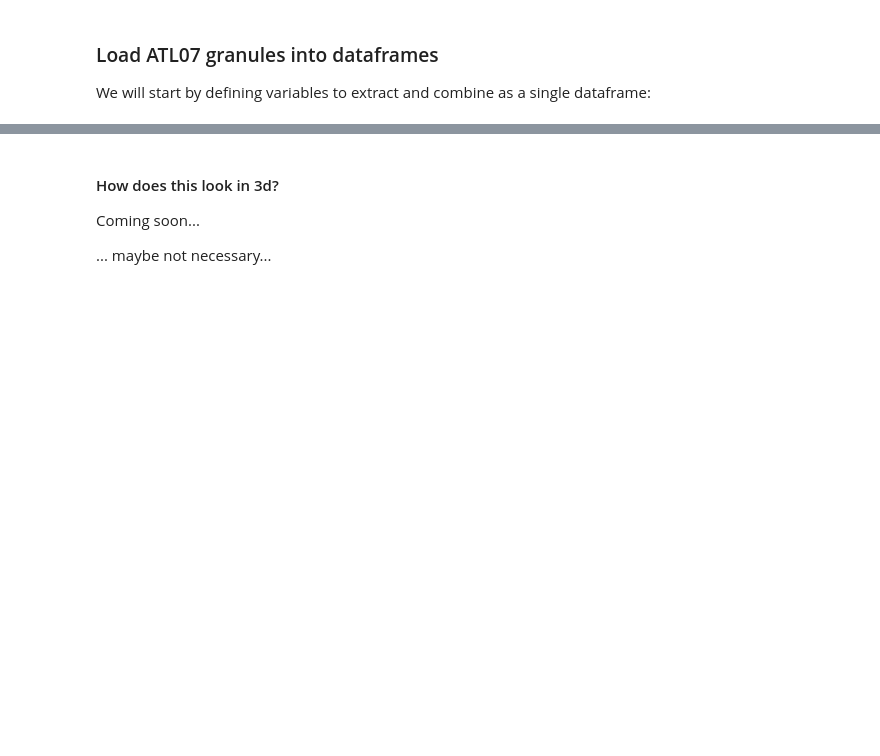
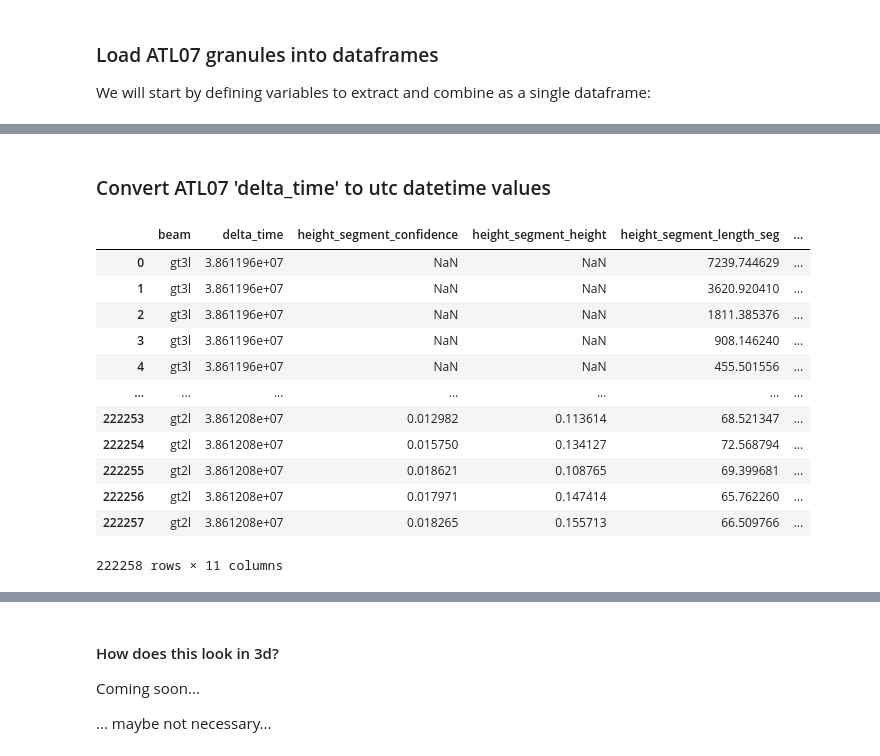
Before and after one commit to nsidc/AGU-2019-NSIDC-Data-Tutorial, a Jupyter notebook: notebooks/Visualize and Analyze Data.ipynb, the cells around one changed output, grey strips where cells are left out. Saved outputs shown, nothing was run; the diff lists cells and outputs as text; code cells hidden in the pictures; blank space fills up the shorter version.

```diff
--- a/notebooks/Visualize and Analyze Data.ipynb
+++ b/notebooks/Visualize and Analyze Data.ipynb
@@ -130,0 +148,24 @@ gdf_atl07
+# %% [markdown]
+### Convert ATL07 'delta_time' to utc datetime values
+# %%
+# Add datetime values to each dataframe
+
+for df in [atl07_1298, atl07_1305]:
+    df['utc_datetime'] = df['delta_time'].apply(functions.convert_delta_time)
+    df = df.drop(columns = 'delta_time')
+
+atl07_1305
+# %% [output]
+|  | beam | delta_time | height_segment_confidence | height_segment_height | height_segment_length_seg | ... |
+| 0 | gt3l | 3.861196e+07 | NaN | NaN | 7239.744629 | ... |
+| 1 | gt3l | 3.861196e+07 | NaN | NaN | 3620.920410 | ... |
+| 2 | gt3l | 3.861196e+07 | NaN | NaN | 1811.385376 | ... |
+| 3 | gt3l | 3.861196e+07 | NaN | NaN | 908.146240 | ... |
+| 4 | gt3l | 3.861196e+07 | NaN | NaN | 455.501556 | ... |
+| ... | ... | ... | ... | ... | ... | ... |
+| 222253 | gt2l | 3.861208e+07 | 0.012982 | 0.113614 | 68.521347 | ... |
+| 222254 | gt2l | 3.861208e+07 | 0.015750 | 0.134127 | 72.568794 | ... |
+| 222255 | gt2l | 3.861208e+07 | 0.018621 | 0.108765 | 69.399681 | ... |
+| 222256 | gt2l | 3.861208e+07 | 0.017971 | 0.147414 | 65.762260 | ... |
+| 222257 | gt2l | 3.861208e+07 | 0.018265 | 0.155713 | 66.509766 | ... |
+222258 rows × 11 columns
```
Also changed, not shown: parts of 42 cells of this notebook, 2 other files.
